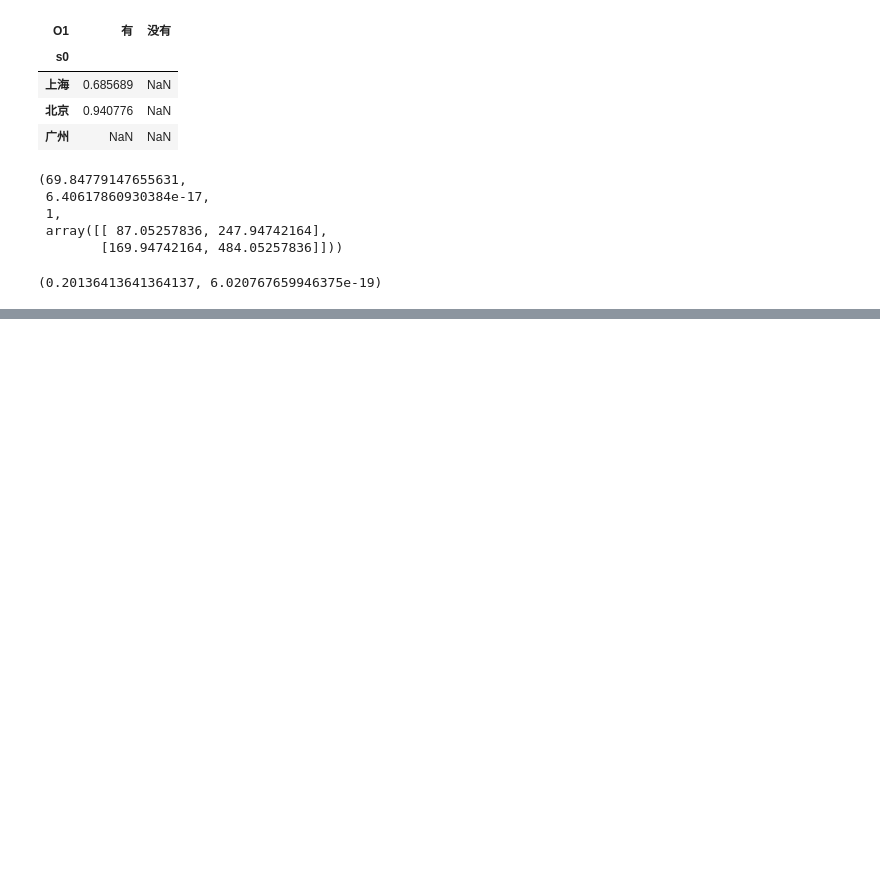
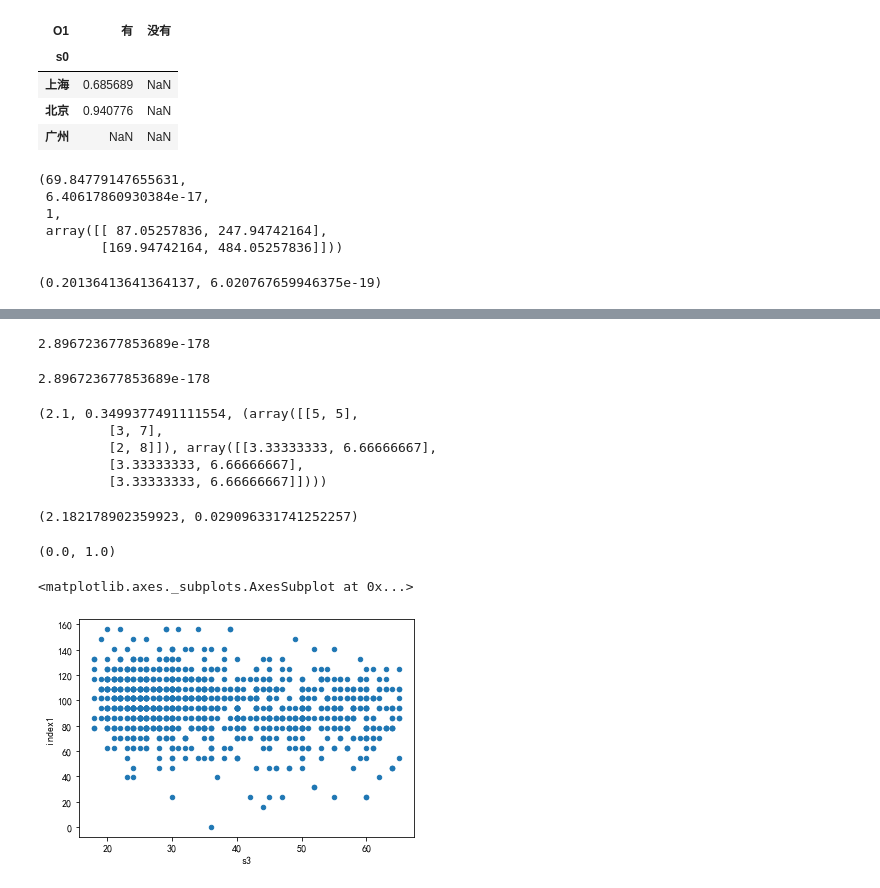
Before and after one commit to IamZY/DataAnalysis, a Jupyter notebook: pandas/Python统计分析.ipynb, the cells around one changed output, grey strips where cells are left out. Drawn from its saved outputs; the diff is of its cells as text; code cells hidden in the pictures; blank space fills up the shorter version.

```diff
--- a/pandas/Python统计分析.ipynb
+++ b/pandas/Python统计分析.ipynb
@@ -581,0 +644,31 @@ ss.fisher_exact(tb1)
+# %%
+# 二项分布检验
+sp.binom_test(1,600)
+# %% [output]
+2.896723677853689e-178
+# %%
+sp.binom_test(1,600)
+# %% [output]
+2.896723677853689e-178
+# %%
+sp.proportions_chisquare([5,3,2],10)
+# %% [output]
+(2.1, 0.3499377491111554, (array([[5, 5],
+         [3, 7],
+         [2, 8]]), array([[3.33333333, 6.66666667],
+         [3.33333333, 6.66666667],
+         [3.33333333, 6.66666667]])))
+# %%
+sp.proportions_ztest(30,100,0.2)
+# %% [output]
+(2.182178902359923, 0.029096331741252257)
+# %%
+sp.proportions_ztest([30,60],[100,200],0)
+# %% [output]
+(0.0, 1.0)
+# %%
+# 相关分析
+ccss.plot.scatter("s3","index1")
+# %% [output]
+<matplotlib.axes._subplots.AxesSubplot at 0x...>
+[figure, added]
```
Also changed, not shown: parts of 41 cells of this notebook.
